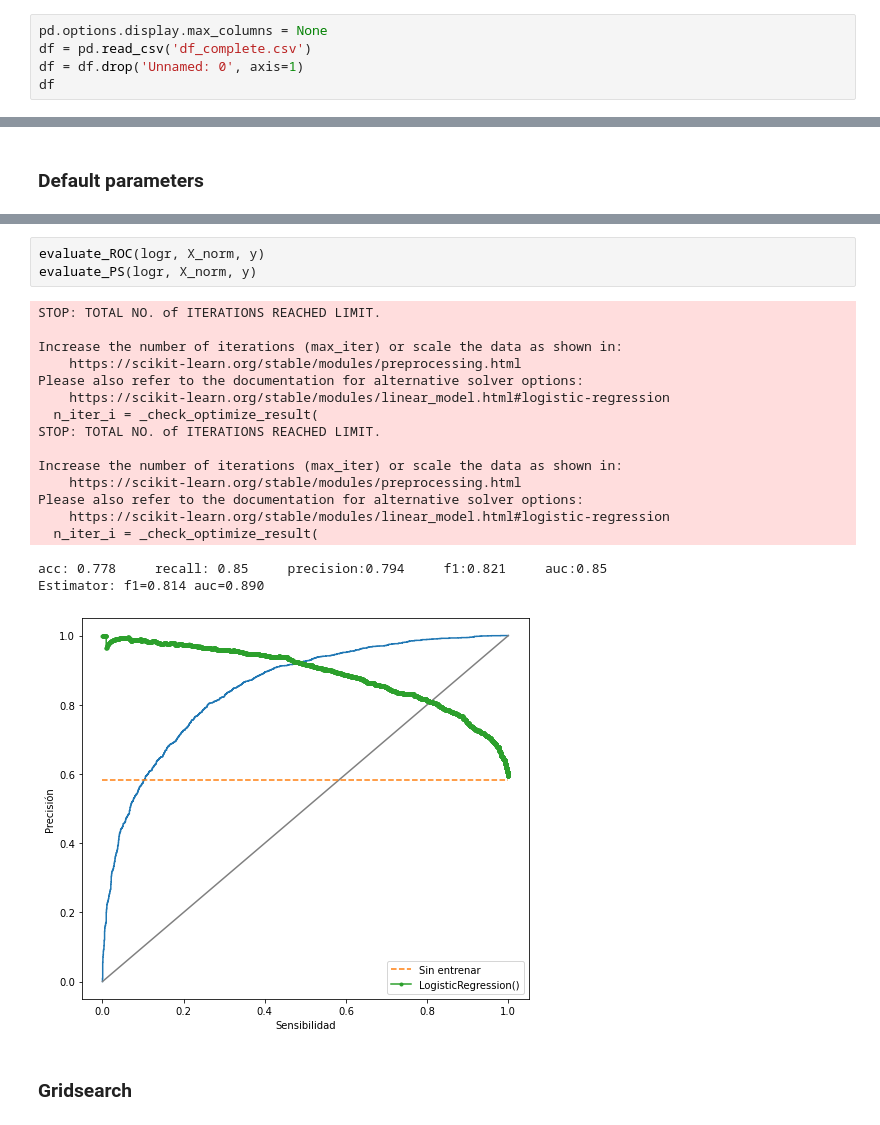
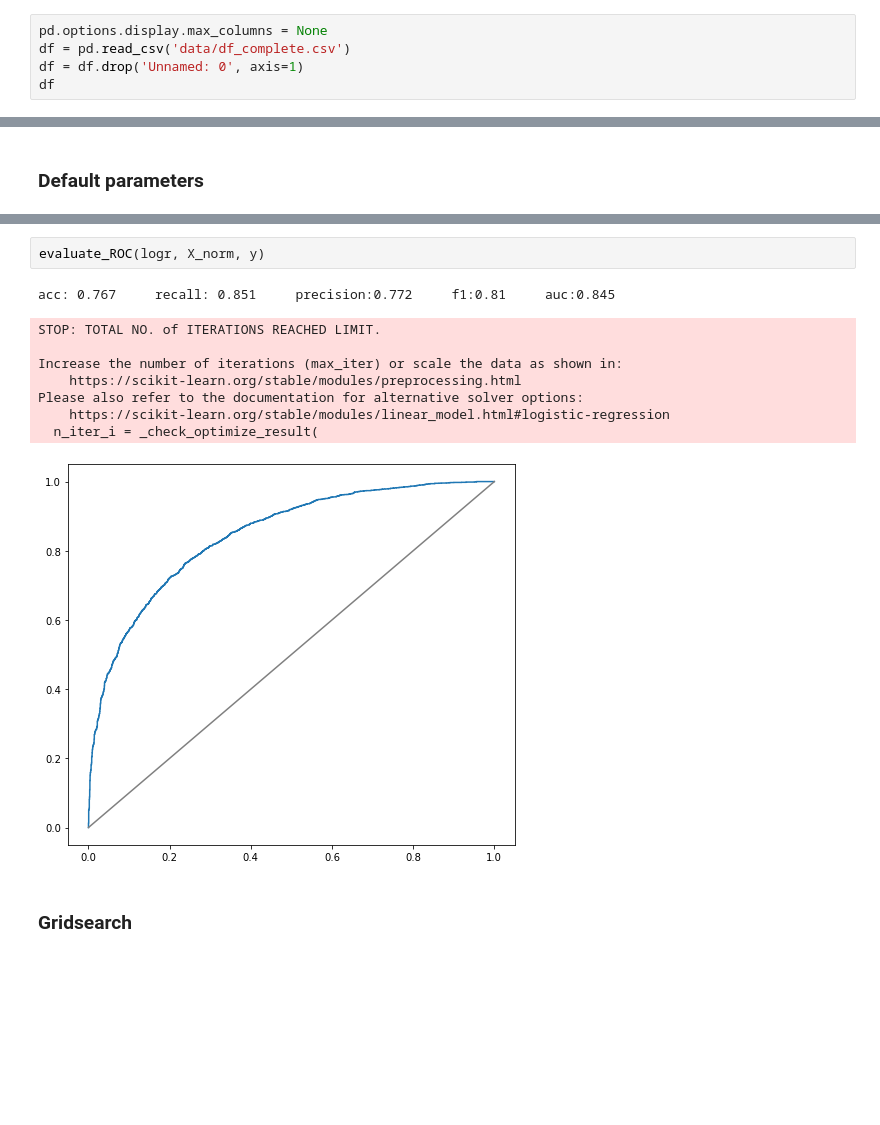
Before and after one commit to robertomanzanolopez/nba_statistics_prediction, a Jupyter notebook: model_creation.ipynb, the cells around one changed output, grey strips where cells are left out. Cells and saved outputs as stored; diff of their text form; blank space fills up the shorter version.

```diff
--- a/model_creation.ipynb
+++ b/model_creation.ipynb
@@ -9,7 +29,7 @@ import seaborn as sns
 ### LOAD DATAFRAME
 # %%
 pd.options.display.max_columns = None
-df = pd.read_csv('df_complete.csv')
+df = pd.read_csv('data/df_complete.csv')
 df = df.drop('Unnamed: 0', axis=1)
 df
 # %% [output]
@@ -277,25 +249,16 @@ Clasification report:
 weighted avg       0.86      0.86      0.86      4850
 # %%
 evaluate_ROC(logr, X_norm, y)
-evaluate_PS(logr, X_norm, y)
 # %% [output]
-STOP: TOTAL NO. of ITERATIONS REACHED LIMIT.
-
-Increase the number of iterations (max_iter) or scale the data as shown in:
-    https://scikit-learn.org/stable/modules/preprocessing.html
-Please also refer to the documentation for alternative solver options:
-    https://scikit-learn.org/stable/modules/linear_model.html#logistic-regression
-  n_iter_i = _check_optimize_result(
-STOP: TOTAL NO. of ITERATIONS REACHED LIMIT.
-
-Increase the number of iterations (max_iter) or scale the data as shown in:
-    https://scikit-learn.org/stable/modules/preprocessing.html
-Please also refer to the documentation for alternative solver options:
-    https://scikit-learn.org/stable/modules/linear_model.html#logistic-regression
-  n_iter_i = _check_optimize_result(
+acc: 0.767     recall: 0.851     precision:0.772     f1:0.81     auc:0.845
-acc: 0.778     recall: 0.85     precision:0.794     f1:0.821     auc:0.85
-Estimator: f1=0.814 auc=0.890
+STOP: TOTAL NO. of ITERATIONS REACHED LIMIT.
+
+Increase the number of iterations (max_iter) or scale the data as shown in:
+    https://scikit-learn.org/stable/modules/preprocessing.html
+Please also refer to the documentation for alternative solver options:
+    https://scikit-learn.org/stable/modules/linear_model.html#logistic-regression
+  n_iter_i = _check_optimize_result(
-[figure, old version]
+[figure, new version]
 # %% [markdown]
 ### Gridsearch
 # %%
```
Also changed, not shown: parts of 39 cells of this notebook.
